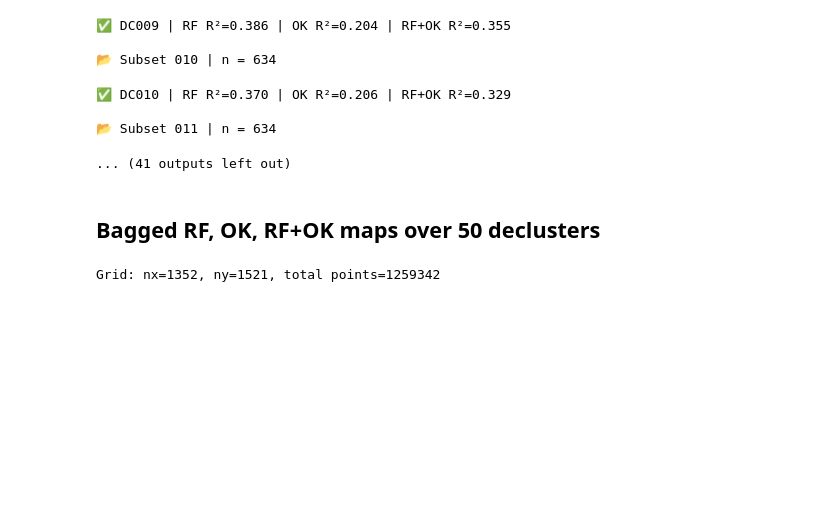
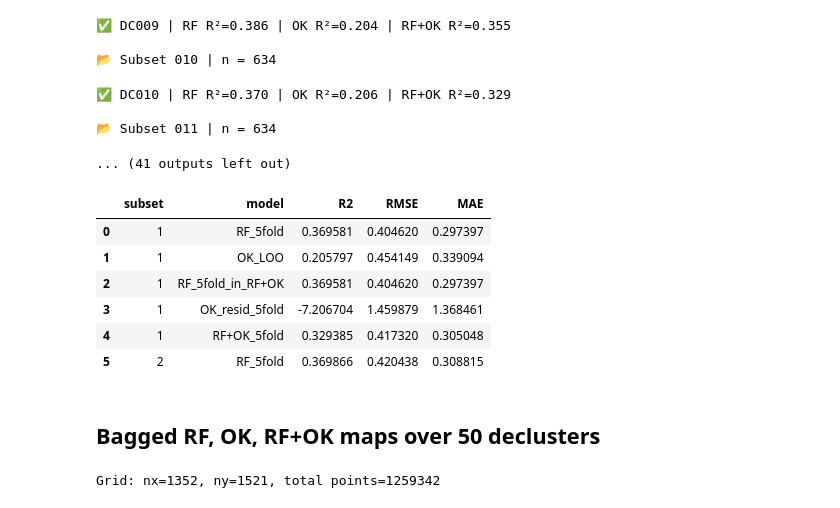
Before and after one commit to inesschwartz/ThesisSoilAngola, a Jupyter notebook: model/7_v2_models_nest.ipynb, the cells around one changed output. Cells and saved outputs as stored; diff of their text form; code cells hidden in the pictures; blank space fills up the shorter version.

```diff
--- a/model/v2_models_nest.ipynb
+++ b/model/7_v2_models_nest.ipynb
@@ -297,6 +297,18 @@ Running CV on 50 decluster subsets...
 
 📂 Subset 011 | n = 634
 ... (41 outputs left out)
+# %%
+metrics = pd.read_csv("/Users/inesschwartz/Desktop/model/results_cv_global/cv_summary_all_declusters.csv")
+
+metrics.head(6)
+# %% [output]
+|  | subset | model | R2 | RMSE | MAE |
+| 0 | 1 | RF_5fold | 0.369581 | 0.404620 | 0.297397 |
+| 1 | 1 | OK_LOO | 0.205797 | 0.454149 | 0.339094 |
+| 2 | 1 | RF_5fold_in_RF+OK | 0.369581 | 0.404620 | 0.297397 |
+| 3 | 1 | OK_resid_5fold | -7.206704 | 1.459879 | 1.368461 |
+| 4 | 1 | RF+OK_5fold | 0.329385 | 0.417320 | 0.305048 |
+| 5 | 2 | RF_5fold | 0.369866 | 0.420438 | 0.308815 |
 # %% [markdown]
 ## Bagged RF, OK, RF+OK maps over 50 declusters
 # %%
```
Also changed, not shown: parts of 10 cells of this notebook, 7 other files.
